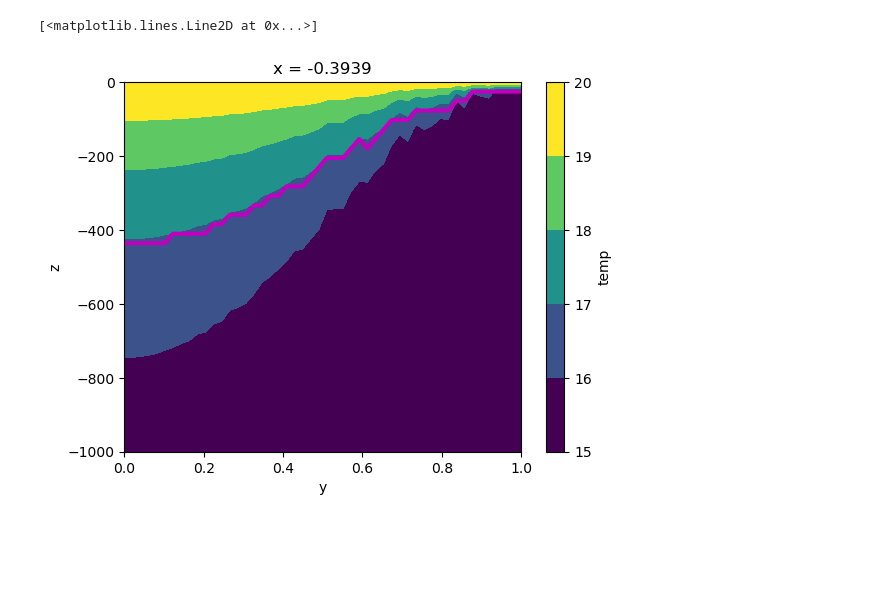
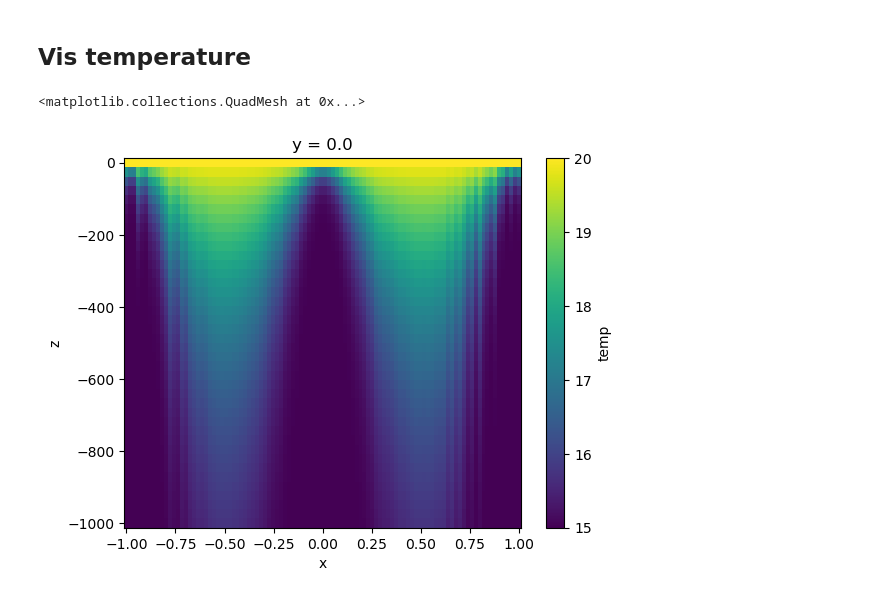
Before and after one commit to willirath/geomar-open-hacky-hour-2021-04, a Jupyter notebook: 2023-12-12/idxmax_find_threshold.ipynb, the cells around one changed output. Cells and saved outputs as stored; diff of their text form; code cells hidden in the pictures; blank space fills up the shorter version.

```diff
--- a/2023-12-12/idxmax_find_threshold.ipynb
+++ b/2023-12-12/idxmax_find_threshold.ipynb
@@ -4,4 +6,5 @@ import numpy as np
 # %%
+# x in [-1, 1], y in [0, 1], z in [0, -1000]
 ds = xr.Dataset(
     {
         "x": (("x", ), np.linspace(-1, 1, 100)),
@@ -10,14 +13,18 @@ ds = xr.Dataset(
     }
 )
 
+# a mixed-layer depth which is at least 30 meters and which varies
+# smoothly with x and y +/- small random distortions
 ds["mld"] = (
-    10
+    30
     + 500 * (
         np.sin(np.pi * ds.x * np.random.uniform(0.95, 1.05, size=ds.x.data.shape))
         * np.cos(.5 * np.pi * ds.y * np.random.uniform(0.95, 1.05, size=ds.y.data.shape))
     ) ** 2
 )
 
+# Vertical temperature profiles exponentially decaying
+# using the MLD as e-folding scale
 ds["temp"] = (
     15
     + 5 * np.exp(ds.z / ds.mld)
@@ -48,6 +44,7 @@ ds.z.where(ds.temp < 16).isel(x=10).idxmax("z").plot()
-# %%
-ds.temp.isel(x=30).plot.contourf()
-ds.z.where(ds.temp < 17).idxmax("z").isel(x=30).plot(color="m", linewidth=3)
-# %% [output]
-[<matplotlib.lines.Line2D at 0x...>]
-[figure, removed]
+# %% [markdown]
+## Vis temperature
+# %%
+ds.temp.sel(y=0, method="nearest").plot()
+# %% [output]
+<matplotlib.collections.QuadMesh at 0x...>
+[figure, added]
```
Also changed, not shown: parts of 11 cells of this notebook.
